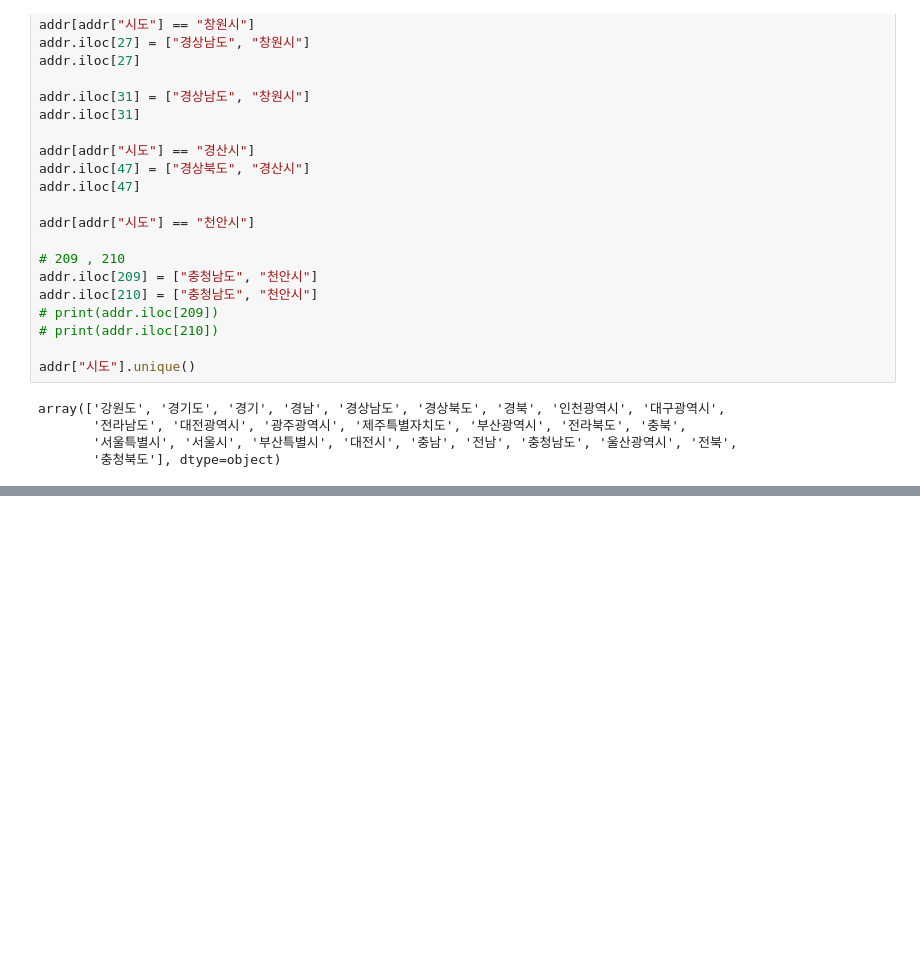
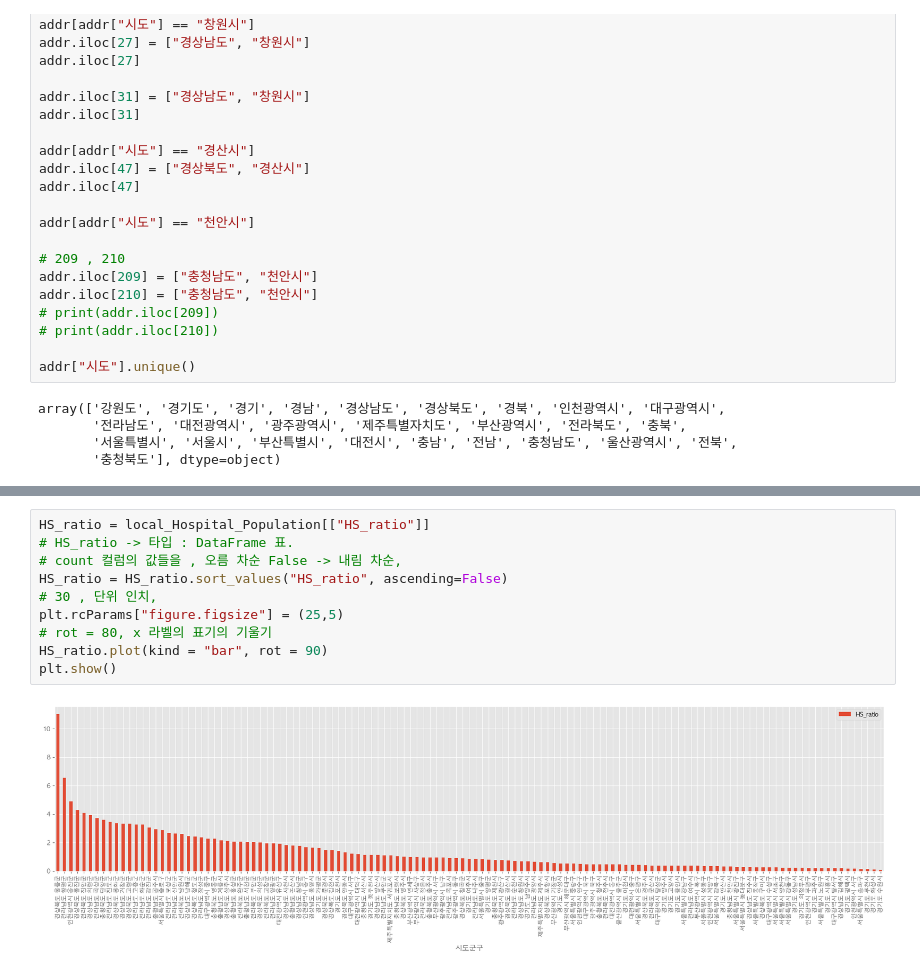
Before and after one commit to designexit/BigDataTest, a Jupyter notebook: 3-지도맵_통계/test2.ipynb, the cells around one changed output, grey strips where cells are left out. Drawn from its saved outputs; the diff is of its cells as text; blank space fills up the shorter version.

```diff
--- a/3-지도맵_통계/test2.ipynb
+++ b/3-지도맵_통계/test2.ipynb
@@ -121,0 +341,12 @@ array(['강원특별자치도', '경기도', '경남', '경상남도', '경상
+# %%
+HS_ratio = local_Hospital_Population[["HS_ratio"]]
+# HS_ratio -> 타입 : DataFrame 표.
+# count 컬럼의 값들을 , 오름 차순 False -> 내림 차순,
+HS_ratio = HS_ratio.sort_values("HS_ratio", ascending=False)
+# 30 , 단위 인치,
+plt.rcParams["figure.figsize"] = (25,5)
+# rot = 80, x 라벨의 표기의 기울기
+HS_ratio.plot(kind = "bar", rot = 90)
+plt.show()
+# %% [output]
+[figure, added]
```
Also changed, not shown: parts of 27 cells of this notebook, 4 other files.
